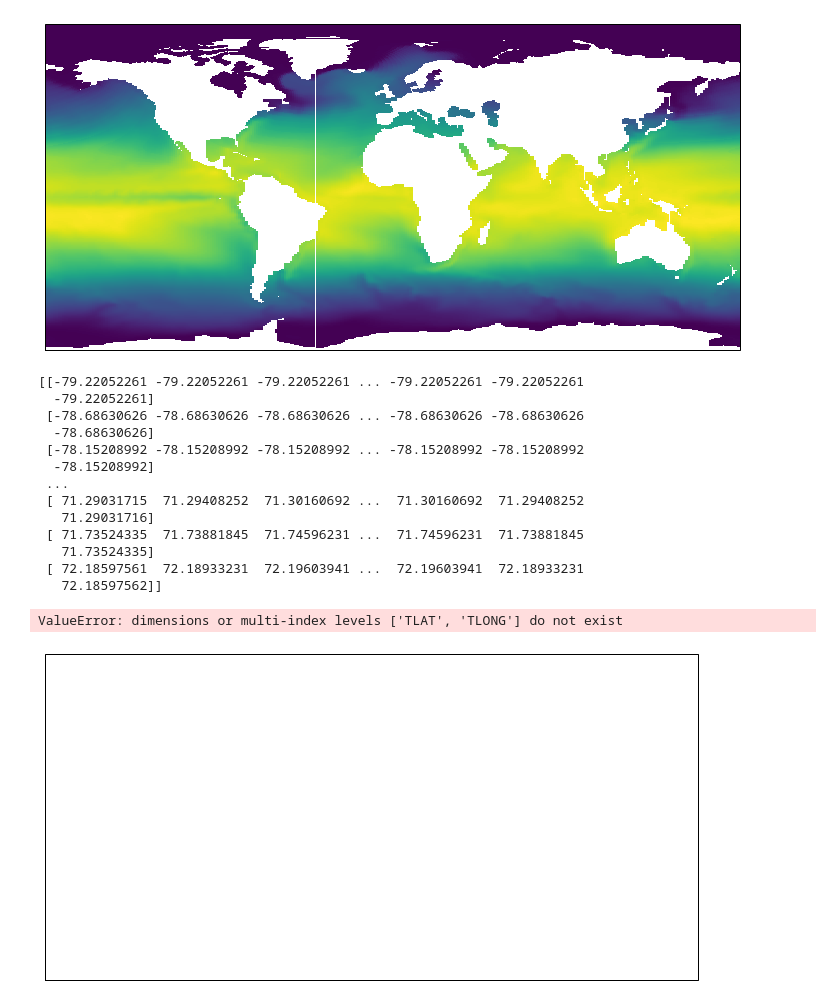
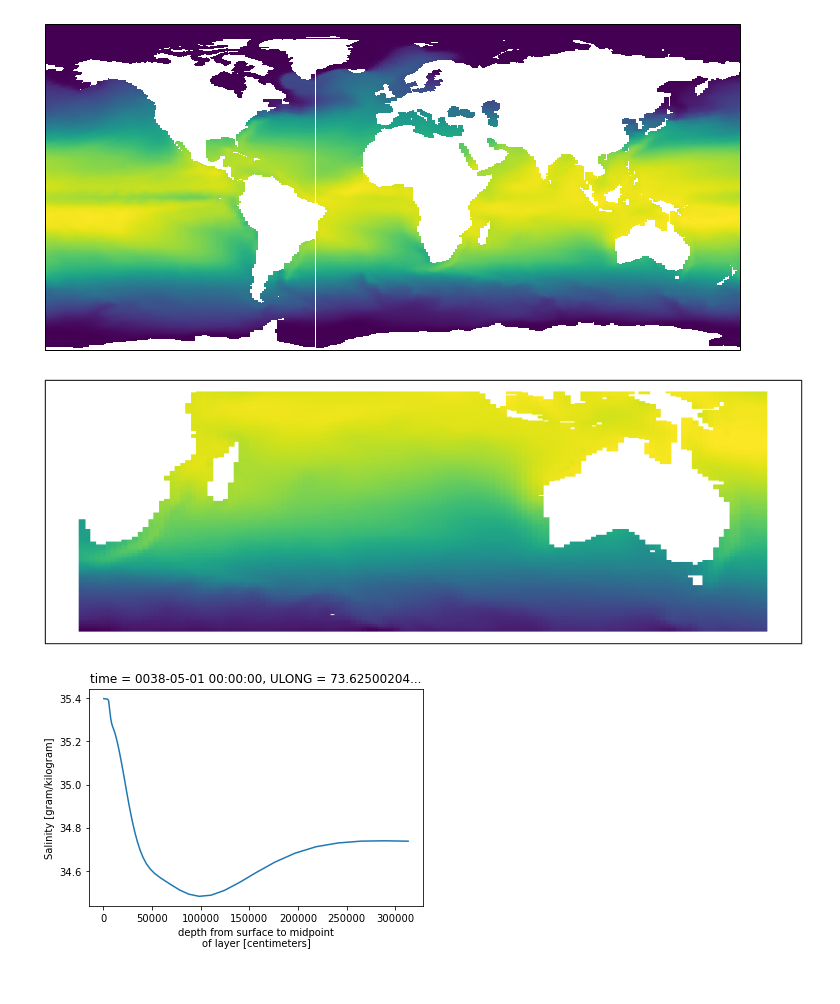
Before and after one commit to abishekg7/pangeo_binders, a Jupyter notebook: xarray_LR.ipynb, the cells around one changed output. Cells and saved outputs as stored; diff of their text form; code cells hidden in the pictures.

```diff
--- a/xarray_LR.ipynb
+++ b/xarray_LR.ipynb
@@ -127,25 +127,15 @@ ax.pcolormesh(lon,lat,var,transform=cartopy.crs.PlateCarree());
 # %%
 fig = plt.figure(figsize=(14,6))
 ax = plt.axes(projection=cartopy.crs.PlateCarree());
-print(ds.TLAT.values)
-lon = ds.TLONG.sel(TLAT=slice(-10,10),TLONG=slice(0,100),method='nearest')
-print(lon)
-lat = ds.TLAT.sel(nlat=slice(-10,10),nlon=slice(0,100))
-var = ds.TEMP.sel(time='0038-05-01',z_t='500',nlat=slice(-10,10),nlon=slice(0,100))
-#ax.pcolormesh(lon,lat,var,transform=cartopy.crs.PlateCarree());
+
+lon = ds.TLONG.isel(nlat=slice(50,180),nlon=slice(50,180))
+
+lat = ds.TLAT.isel(nlat=slice(50,180),nlon=slice(50,180))
+var = ds.TEMP.isel(time=0,z_t=0,nlat=slice(50,180),nlon=slice(50,180))
+ax.pcolormesh(lon,lat,var,transform=cartopy.crs.PlateCarree());
 # %% [output]
-[[-79.22052261 -79.22052261 -79.22052261 ... -79.22052261 -79.22052261
-  -79.22052261]
- [-78.68630626 -78.68630626 -78.68630626 ... -78.68630626 -78.68630626
-  -78.68630626]
- [-78.15208992 -78.15208992 -78.15208992 ... -78.15208992 -78.15208992
-  -78.15208992]
- ...
- [ 71.29031715  71.29408252  71.30160692 ...  71.30160692  71.29408252
-   71.29031716]
- [ 71.73524335  71.73881845  71.74596231 ...  71.74596231  71.73881845
-   71.73524335]
- [ 72.18597561  72.18933231  72.19603941 ...  72.19603941  72.18933231
-   72.18597562]]
-ValueError: dimensions or multi-index levels ['TLAT', 'TLONG'] do not exist
-[figure, old version]
+[figure, new version]
+# %%
+ds.SALT[0,:, 100,100].plot();
+# %% [output]
+[figure, added]
```
Also changed, not shown: 4 other files.
